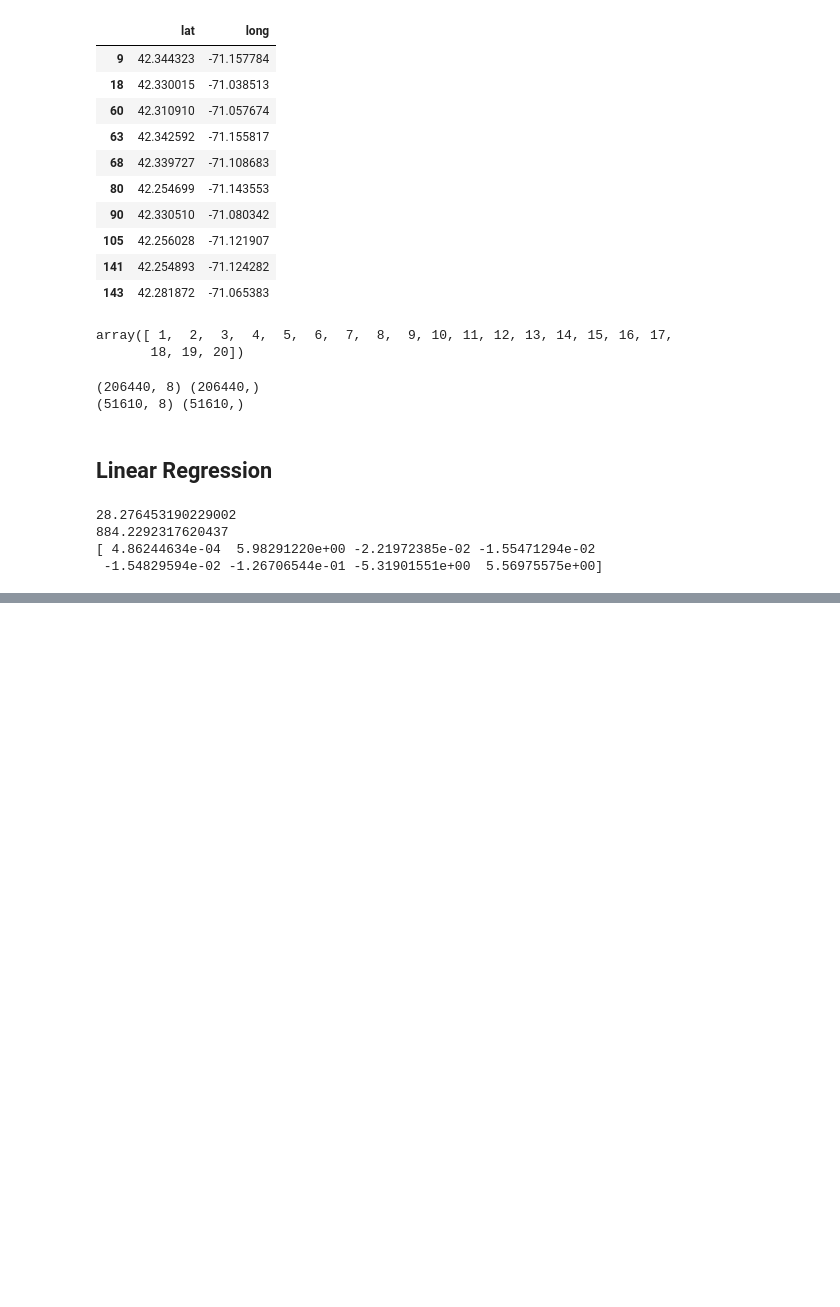
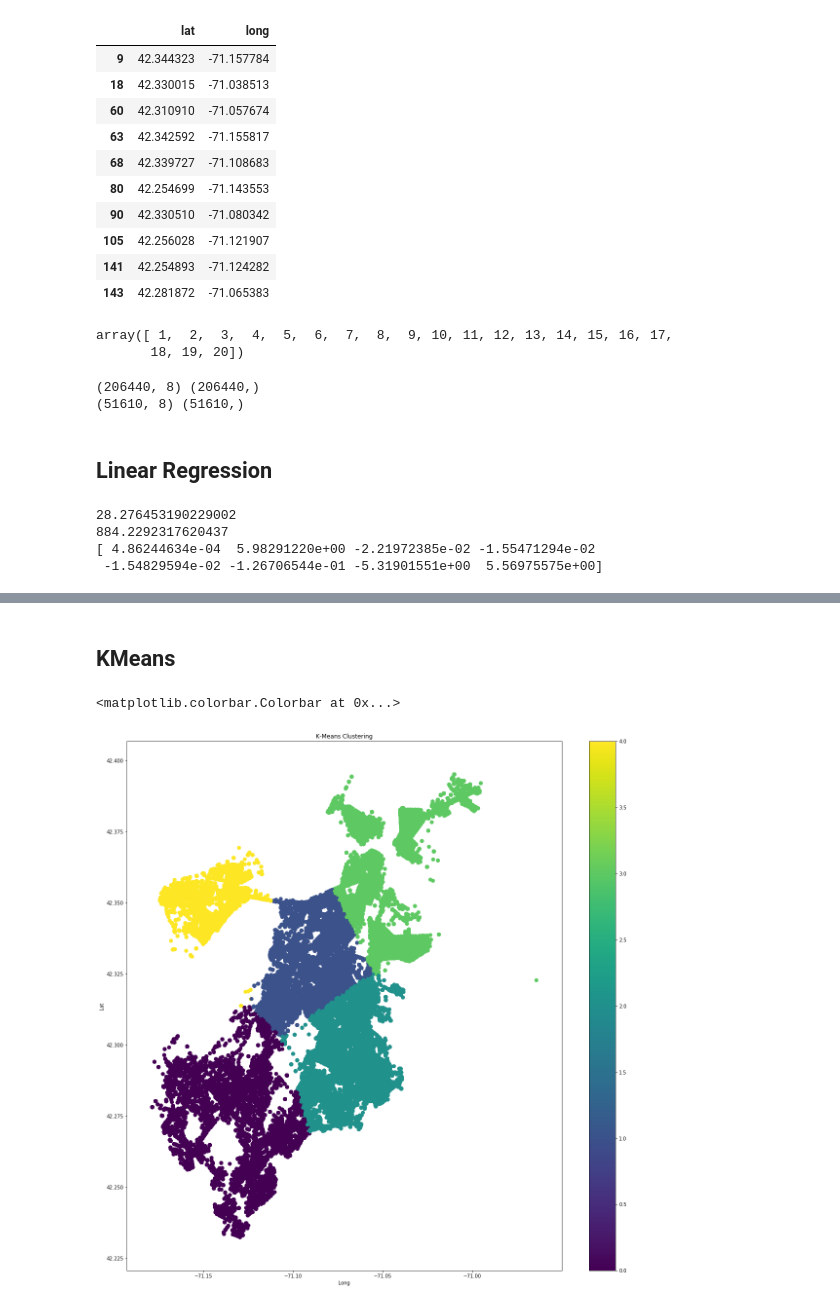
Before and after one commit to yizheshexin/cs542_final_project, a Jupyter notebook: Boston_Crime_ML.ipynb, the cells around one changed output, grey strips where cells are left out. Cells and saved outputs as stored; diff of their text form; code cells hidden in the pictures; blank space fills up the shorter version.

```diff
--- a/Boston_Crime_ML.ipynb
+++ b/Boston_Crime_ML.ipynb
@@ -347,0 +431,32 @@ print(linearRegression.coef_)
+# %% [markdown]
+## KMeans
+# %%
+KMeans_loc = boston_crime_matrix[['lat', 'long']]
+KMeans_loc = KMeans_loc.dropna()
+KMeans_loc = KMeans_loc.loc[(KMeans_loc['lat'] > 40) & (KMeans_loc['long'] < -70)]
+
+X = KMeans_loc
+# %%
+def Kmeans_cluster(X, nclust):
+    model = KMeans(nclust)
+    model.fit(X)
+    clust_labels = model.predict(X)
+    cent = model.cluster_centers_
+    return (clust_labels, cent)
+# %%
+clust_labels, cent = Kmeans_cluster(X, 5)
+kmeans = pd.DataFrame(clust_labels)
+X.insert((X.shape[1]),'kmeans',kmeans)
+# %%
+#Plot the clusters obtained using k means
+fig = plt.figure(figsize=(20,20))
+ax = fig.add_subplot(111)
+scatter = ax.scatter(X['long'],X['lat'],
+                     c=kmeans[0],s=50)
+ax.set_title('K-Means Clustering')
+ax.set_xlabel('Long')
+ax.set_ylabel('Lat')
+plt.colorbar(scatter)
+# %% [output]
+<matplotlib.colorbar.Colorbar at 0x...>
+[figure, added]
```
Also changed, not shown: parts of 16 cells of this notebook.
